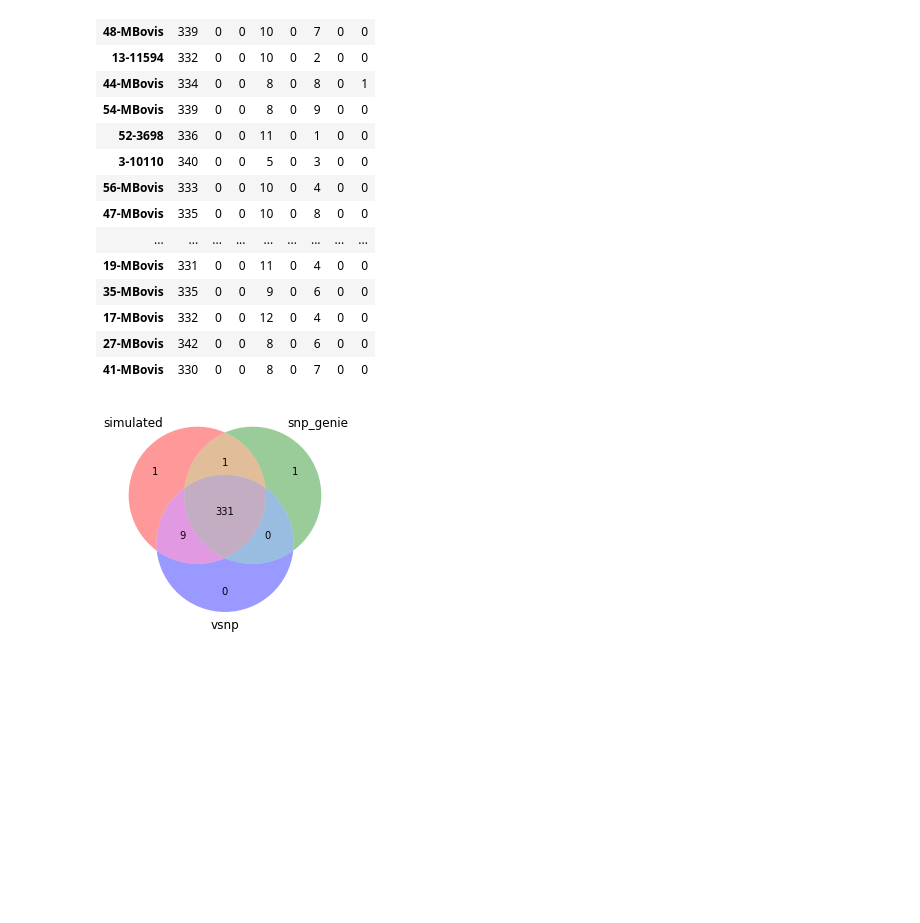
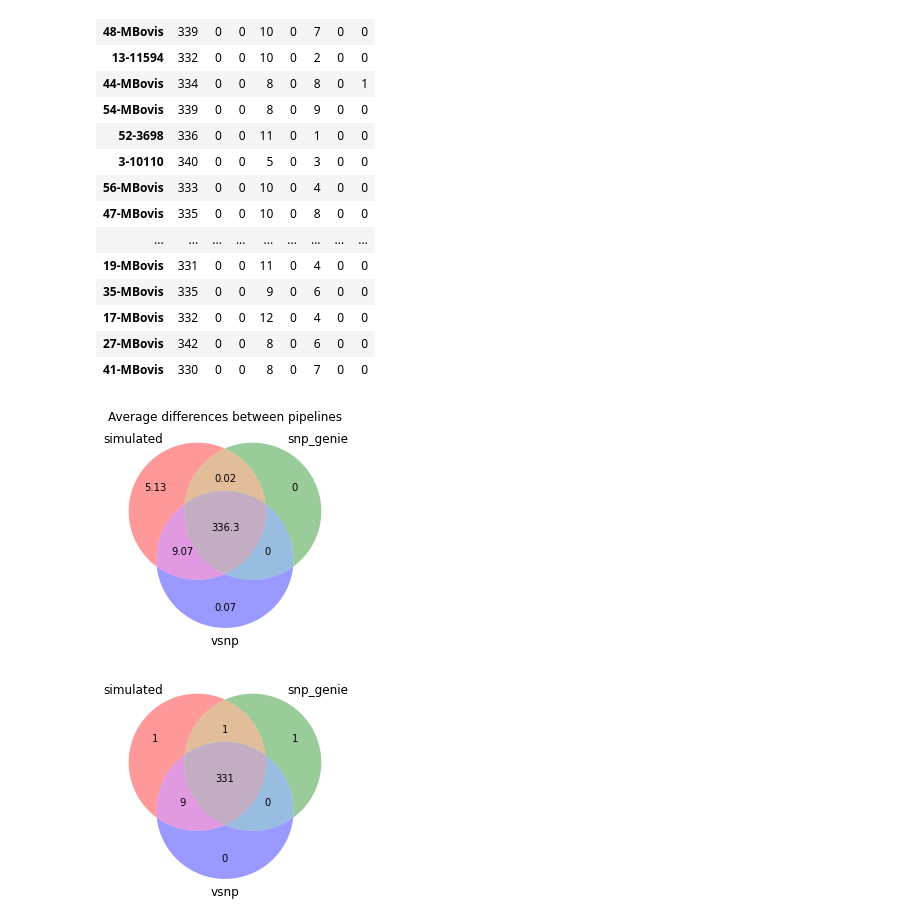
Before and after one commit to Viloleal/Python_scripts, a Jupyter notebook: vcf_comparison_final.ipynb, the cells around one changed output. Saved outputs shown, nothing was run; the diff lists cells and outputs as text; code cells hidden in the pictures; blank space fills up the shorter version.

```diff
--- a/vcf_comparison_final.ipynb
+++ b/vcf_comparison_final.ipynb
@@ -371,3 +367,12 @@ v3 = venn3_unweighted(subsets = {'100':nums_F, '010':nums_G, '110':nums_B,
+# %%
+v3 = venn3_unweighted(subsets = {'100':5.13, '010':0, '110':0.02,
+                      '001':0.07, '101':9.07, '011':0, '111':336.3},
+           set_labels = ('simulated', 'snp_genie', 'vsnp'))
+matplotlib.pyplot.title("Average differences between pipelines")
+#matplotlib.pyplot.figure(figsize = [10,8])
+matplotlib.pyplot.savefig('Average_differences_venn.jpeg',dpi=150)
+# %% [output]
+[figure, added]
 # %%
 # %% [output]
 [figure]
```
Also changed, not shown: parts of 2 cells of this notebook, 1 other file.
